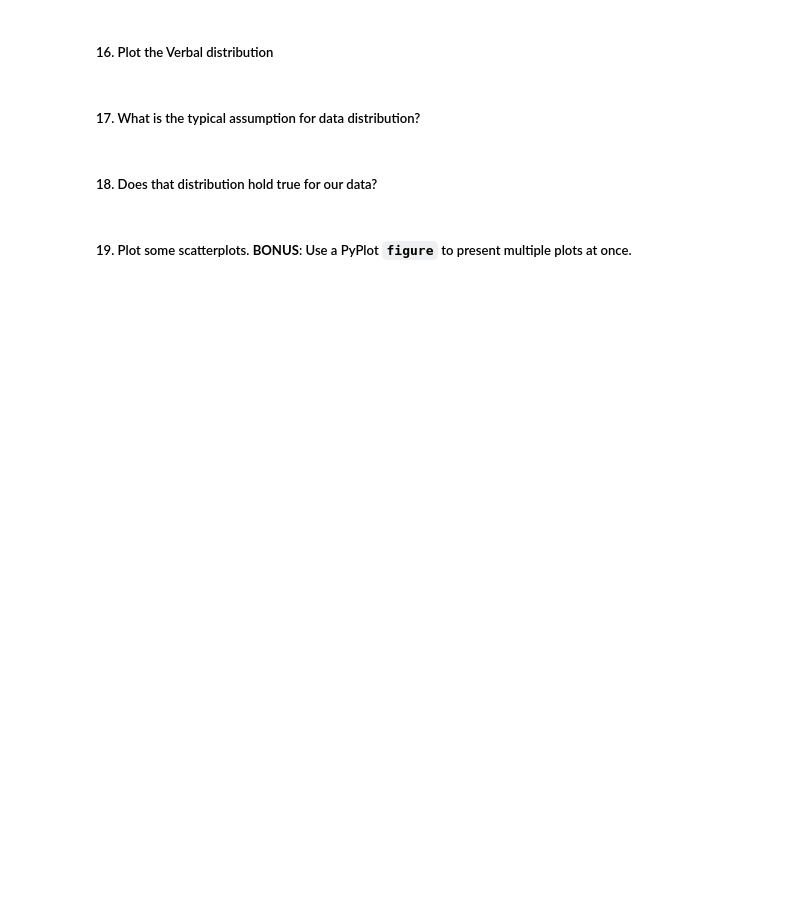
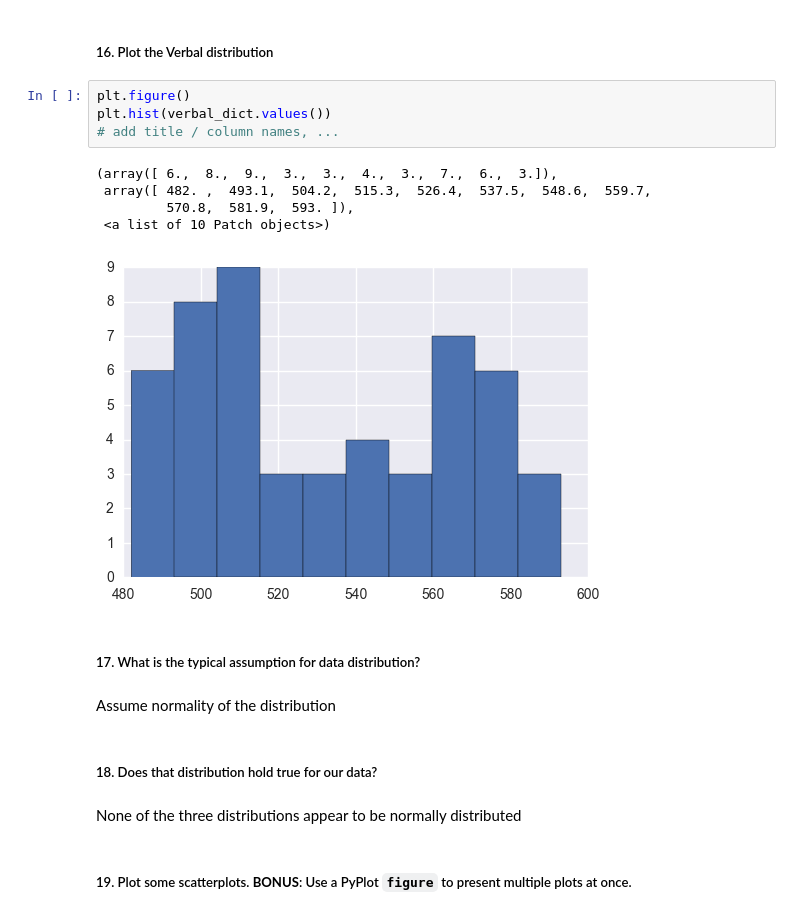
Before and after one commit to samirpoonawala/GA-DSI-Projects, a Jupyter notebook: project-01/starter-code/project_1.ipynb, the cells around one changed output. Saved outputs shown, nothing was run; the diff lists cells and outputs as text; blank space fills up the shorter version.

```diff
--- a/project-01/starter-code/project_1.ipynb
+++ b/project-01/starter-code/project_1.ipynb
@@ -184,8 +289,22 @@ min(data_correct[1])
 # %% [markdown]
 ##### 16. Plot the Verbal distribution
+# %%
+plt.figure()
+plt.hist(verbal_dict.values())
+# add title / column names, ...
+# %% [output]
+(array([ 6.,  8.,  9.,  3.,  3.,  4.,  3.,  7.,  6.,  3.]),
+ array([ 482. ,  493.1,  504.2,  515.3,  526.4,  537.5,  548.6,  559.7,
+         570.8,  581.9,  593. ]),
+ <a list of 10 Patch objects>)
+[figure, added]
 # %% [markdown]
 ##### 17. What is the typical assumption for data distribution?
+# %% [markdown]
+Assume normality of the distribution
 # %% [markdown]
 ##### 18. Does that distribution hold true for our data?
+# %% [markdown]
+None of the three distributions appear to be normally distributed
 # %% [markdown]
 ##### 19. Plot some scatterplots. **BONUS**: Use a PyPlot `figure` to present multiple plots at once.
```
Also changed, not shown: parts of 12 cells of this notebook, 1 other file.
